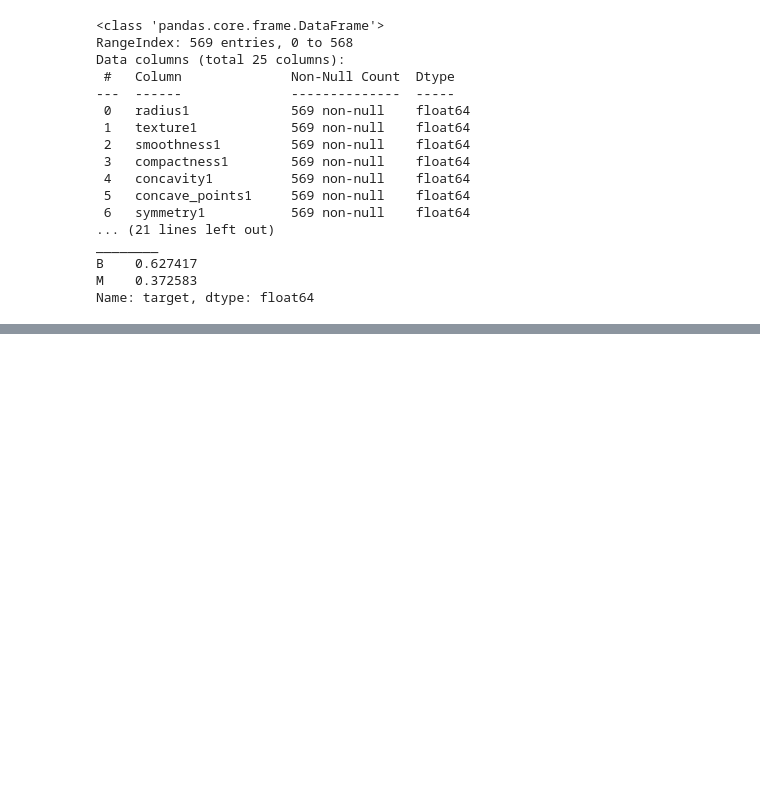
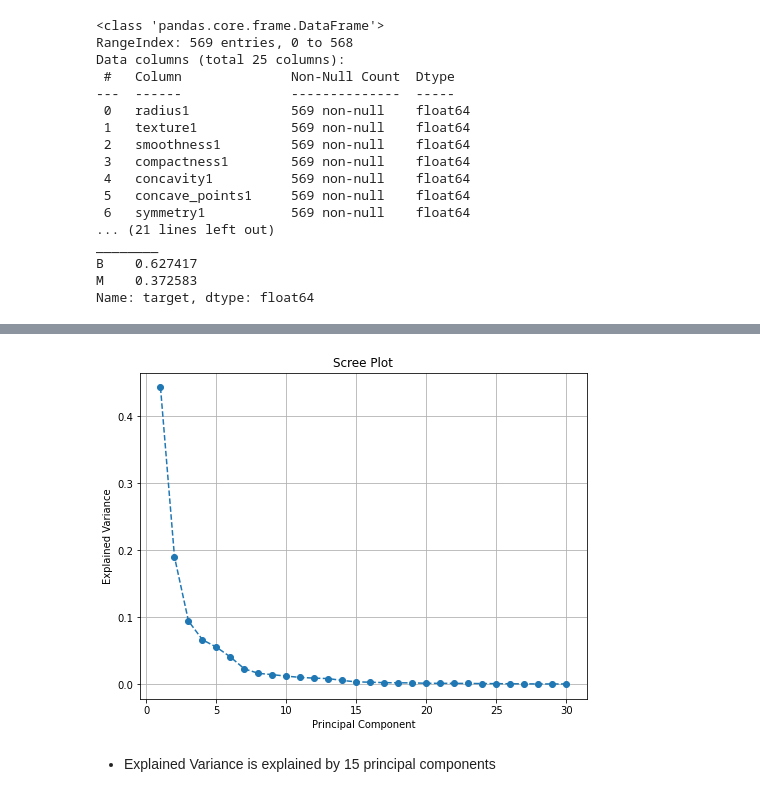
Before and after one commit to Borun2002/Breast-Cancer-Classification, a Jupyter notebook: BCP.ipynb, the cells around one changed output, grey strips where cells are left out. Drawn from its saved outputs; the diff is of its cells as text; code cells hidden in the pictures; blank space fills up the shorter version.

Commit message:
PCA on dataset. T5 components from the data are chosen

```diff
--- a/BCP.ipynb
+++ b/BCP.ipynb
@@ -321,0 +342,8 @@ fig10.show()
+# %%
+from sklearn.decomposition import PCA
+from sklearn.preprocessing import StandardScaler
+scaler = StandardScaler()
+X_scaled_PCA = pd.DataFrame(scaler.fit_transform(X))
+print(X_scaled_PCA)
+pca = PCA()
+pca.fit(X_scaled)
@@ -321,0 +369,14 @@ fig10.show()
+# %%
+explained_variance = pca.explained_variance_ratio_
+
+plt.figure(figsize=(8, 6))
+plt.plot(range(1, len(explained_variance) + 1), explained_variance, marker='o', linestyle='--')
+plt.title('Scree Plot')
+plt.xlabel('Principal Component')
+plt.ylabel('Explained Variance')
+plt.grid(True)
+plt.show()
+# %% [output]
+[figure, added]
+# %% [markdown]
+* Explained Variance is explained by 15 principal components
```
Also changed, not shown: parts of 19 cells of this notebook.
